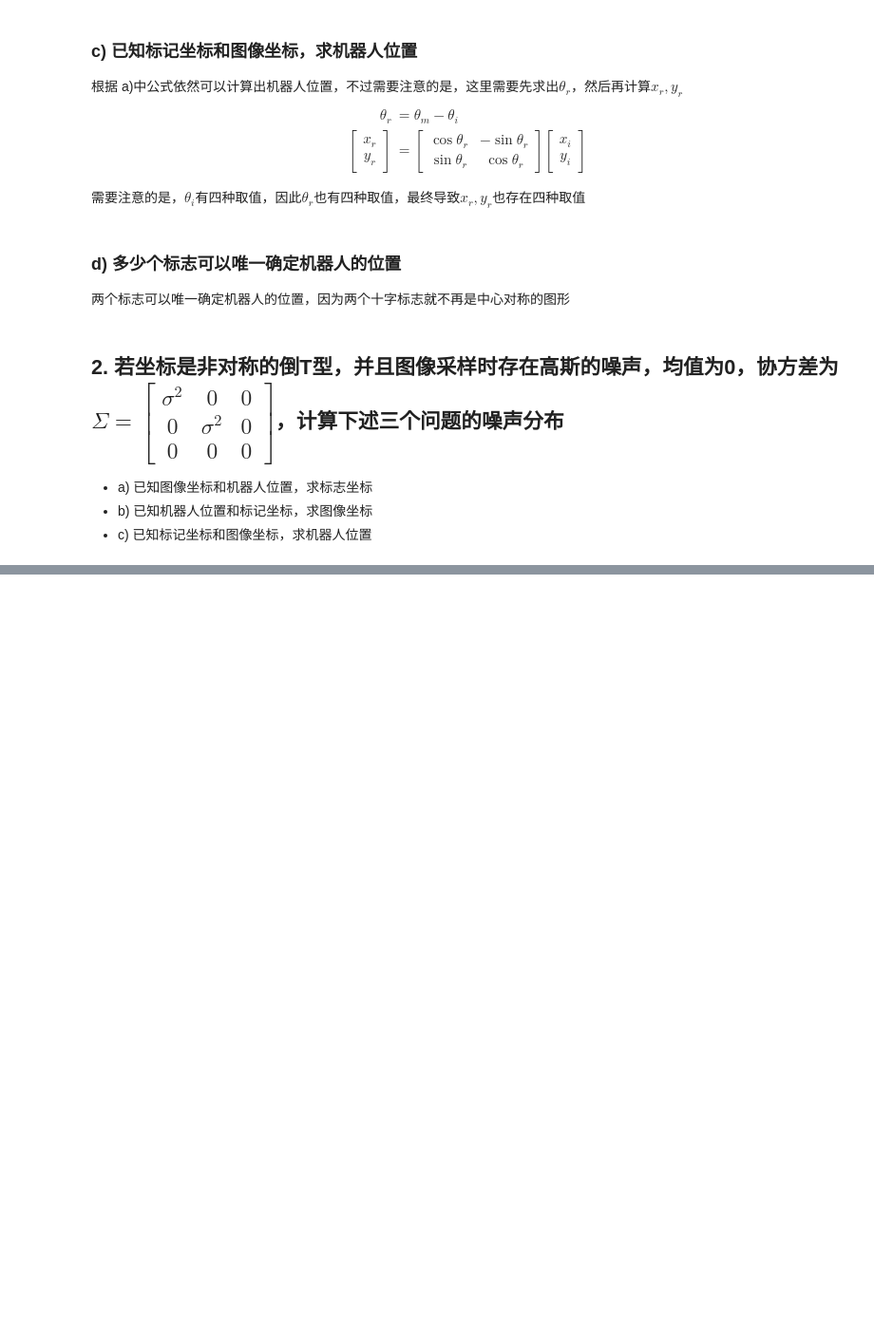
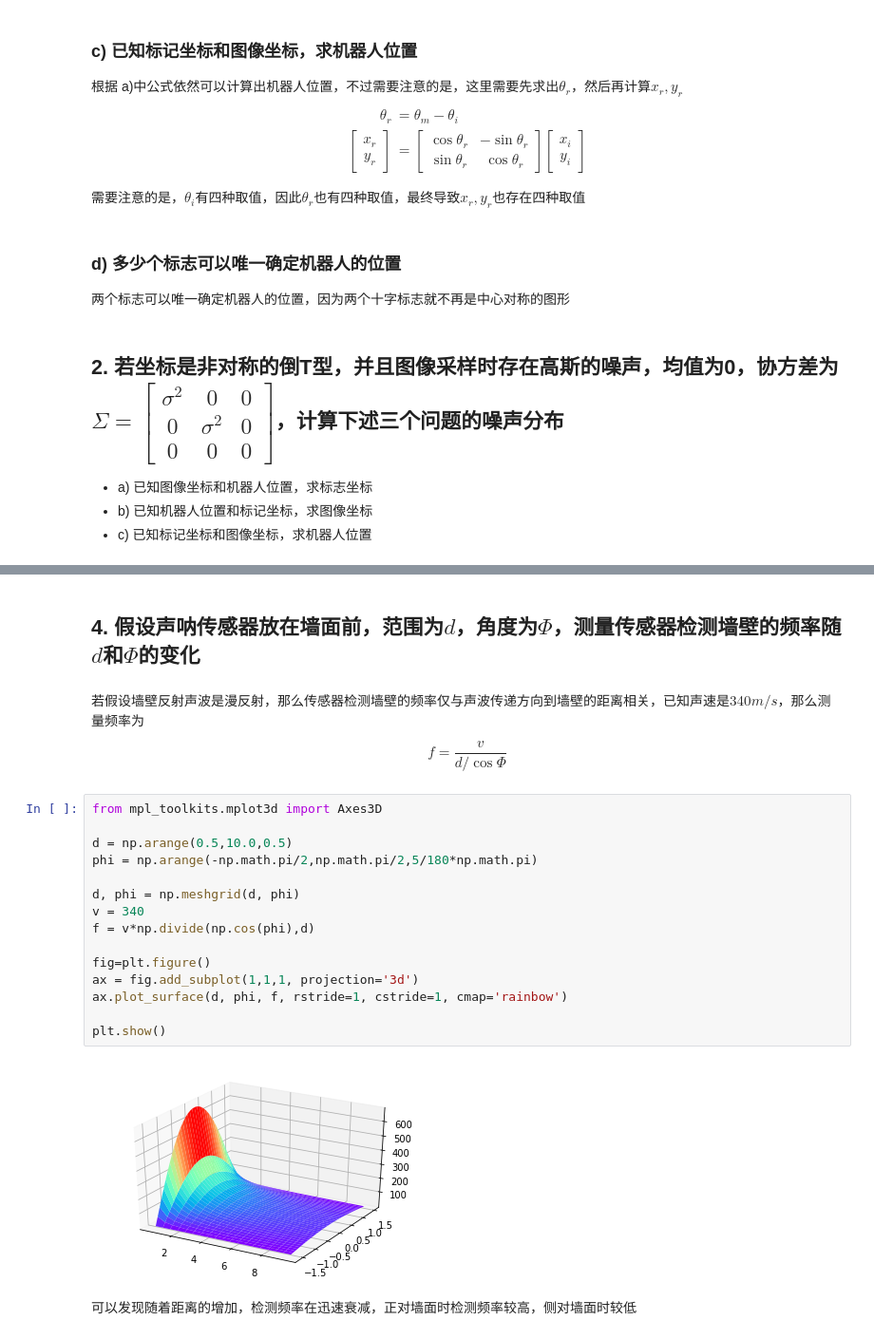
Before and after one commit to Yu-Xiaoxian/probabilistic_robotics_exercises, a Jupyter notebook: ch06_robot_perception/第六章-机器人感知.ipynb, the cells around one changed output, grey strips where cells are left out. Shown at 95% size. Saved outputs shown, nothing was run; the diff lists cells and outputs as text; blank space fills up the shorter version.

```diff
--- a/ch06_robot_perception/第六章-机器人感知.ipynb
+++ b/ch06_robot_perception/第六章-机器人感知.ipynb
@@ -41,0 +131,26 @@ $$
+# %% [markdown]
+## 4. 假设声呐传感器放在墙面前，范围为$d$，角度为$\Phi$，测量传感器检测墙壁的频率随$d$和$\Phi$的变化
+# %% [markdown]
+若假设墙壁反射声波是漫反射，那么传感器检测墙壁的频率仅与声波传递方向到墙壁的距离相关，已知声速是$340m/s$，那么测量频率为
+$$
+f=\frac{v}{d/\cos\Phi}
+$$
+# %%
+from mpl_toolkits.mplot3d import Axes3D
+
+d = np.arange(0.5,10.0,0.5)
+phi = np.arange(-np.math.pi/2,np.math.pi/2,5/180*np.math.pi)
+
+d, phi = np.meshgrid(d, phi)
+v = 340
+f = v*np.divide(np.cos(phi),d)
+
+fig=plt.figure()
+ax = fig.add_subplot(1,1,1, projection='3d')
+ax.plot_surface(d, phi, f, rstride=1, cstride=1, cmap='rainbow')
+
+plt.show()
+# %% [output]
+[figure, added]
+# %% [markdown]
+可以发现随着距离的增加，检测频率在迅速衰减，正对墙面时检测频率较高，侧对墙面时较低
```
Also changed, not shown: parts of 8 cells of this notebook.
